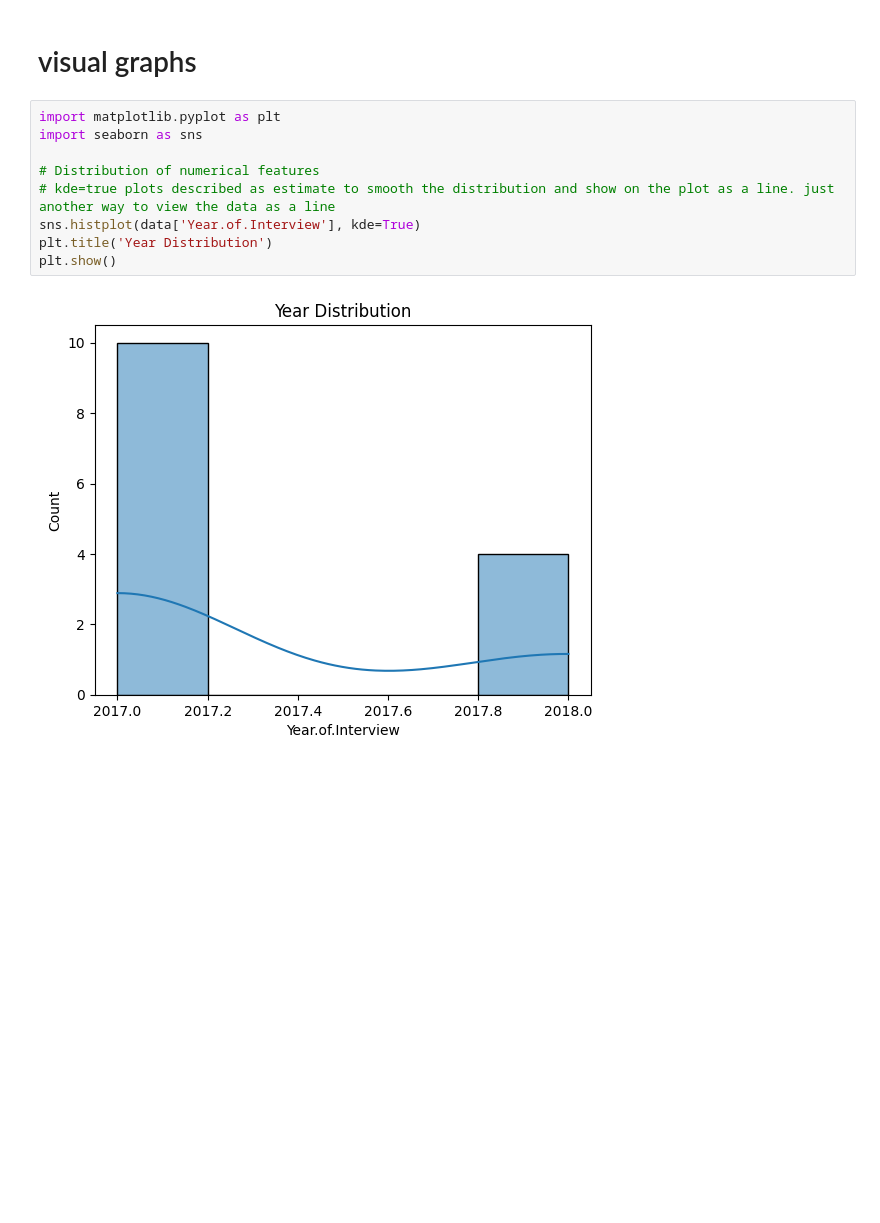
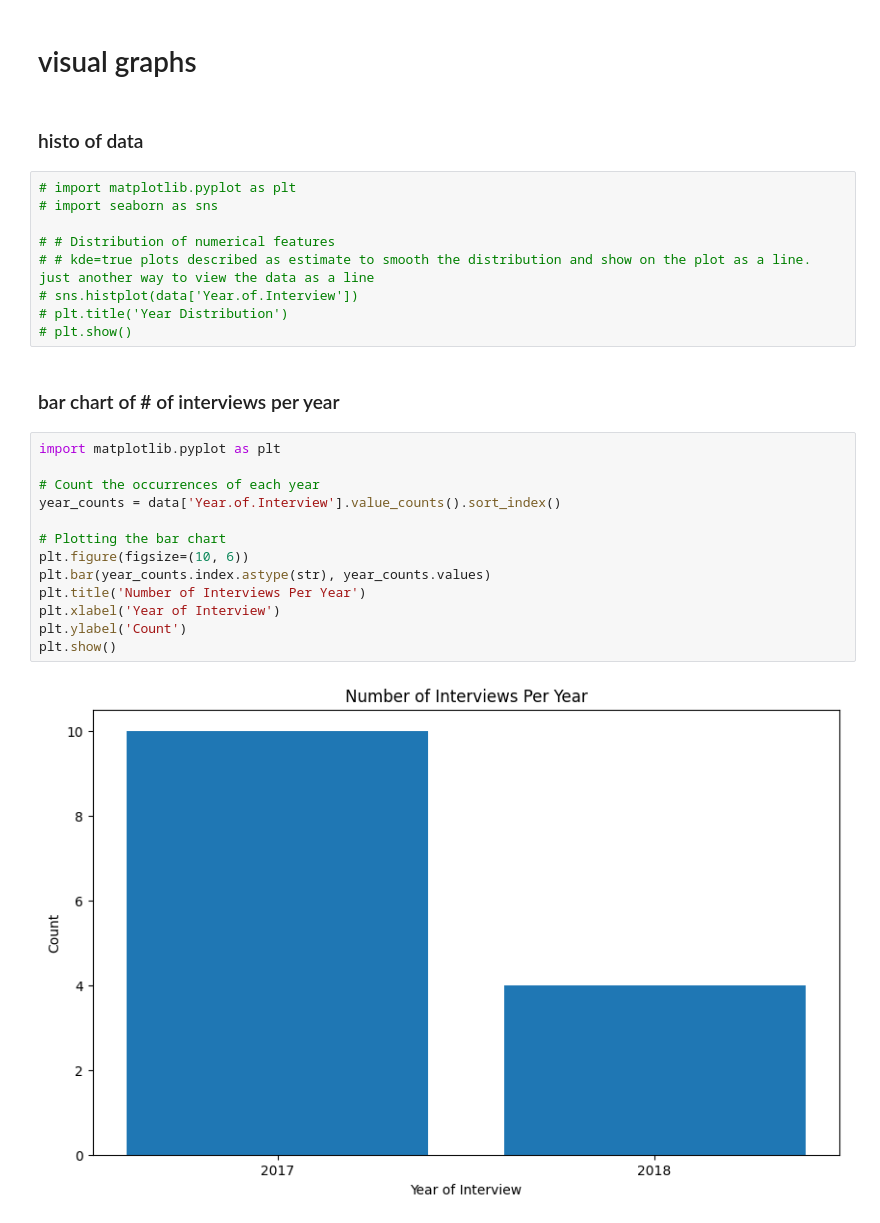
Before and after one commit to NACME-AIML-2024/final-project-dialect-dynamics, a Jupyter notebook: notebooks/aave-eda.ipynb, the cells around one changed output. Cells and saved outputs as stored; diff of their text form; blank space fills up the shorter version.

Commit message:
visual bar chart of interviews per year

```diff
--- a/notebooks/aave-eda.ipynb
+++ b/notebooks/aave-eda.ipynb
@@ -522,14 +531,31 @@ data.shape
 (14, 50)
 # %% [markdown]
 # visual graphs
+# %% [markdown]
+### histo of data
 # %%
-import matplotlib.pyplot as plt
-import seaborn as sns
+# import matplotlib.pyplot as plt
+# import seaborn as sns
 
-# Distribution of numerical features
-# kde=true plots described as estimate to smooth the distribution and show on the plot as a line. just another way to view the data as a line
-sns.histplot(data['Year.of.Interview'], kde=True)
-plt.title('Year Distribution')
-plt.show()
+# # Distribution of numerical features
+# # kde=true plots described as estimate to smooth the distribution and show on the plot as a line. just another way to view the data as a line
+# sns.histplot(data['Year.of.Interview'])
+# plt.title('Year Distribution')
+# plt.show()
-# %% [output]
-[figure, removed]
+# %% [markdown]
+### bar chart of # of interviews per year
+# %%
+import matplotlib.pyplot as plt
+
+# Count the occurrences of each year
+year_counts = data['Year.of.Interview'].value_counts().sort_index()
+
+# Plotting the bar chart
+plt.figure(figsize=(10, 6))
+plt.bar(year_counts.index.astype(str), year_counts.values)
+plt.title('Number of Interviews Per Year')
+plt.xlabel('Year of Interview')
+plt.ylabel('Count')
+plt.show()
+# %% [output]
+[figure, added]
```
Also changed, not shown: parts of 2 cells of this notebook.
